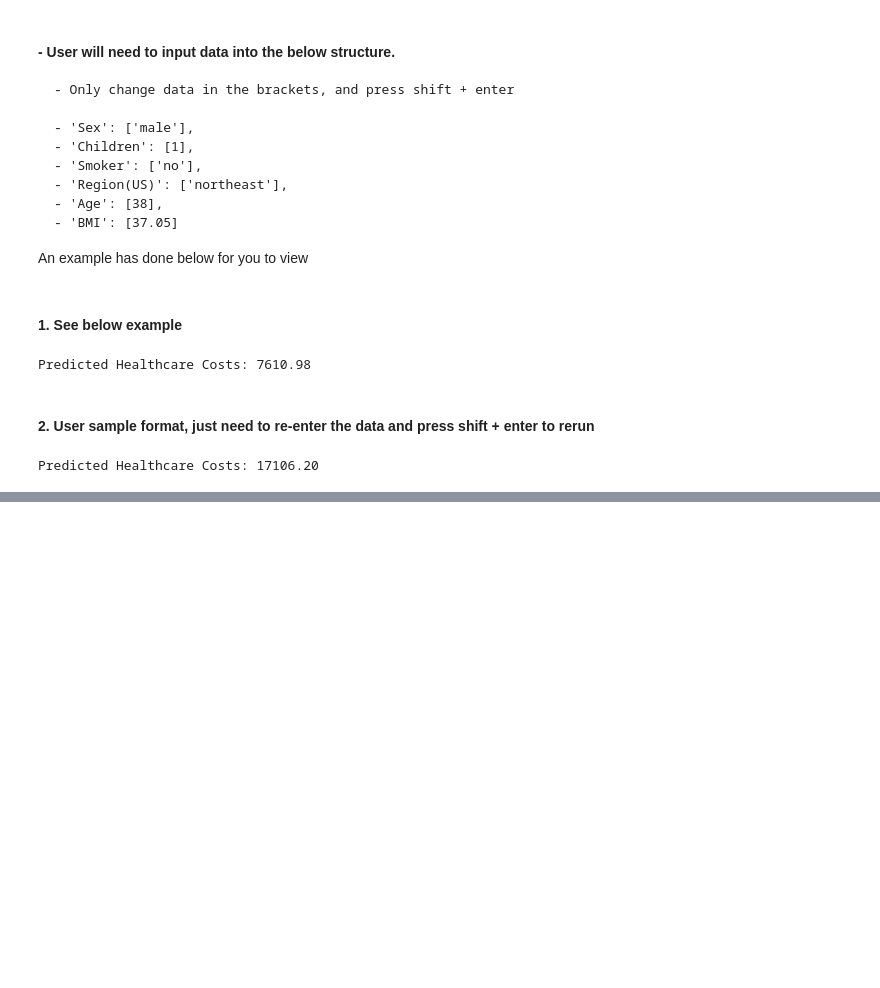
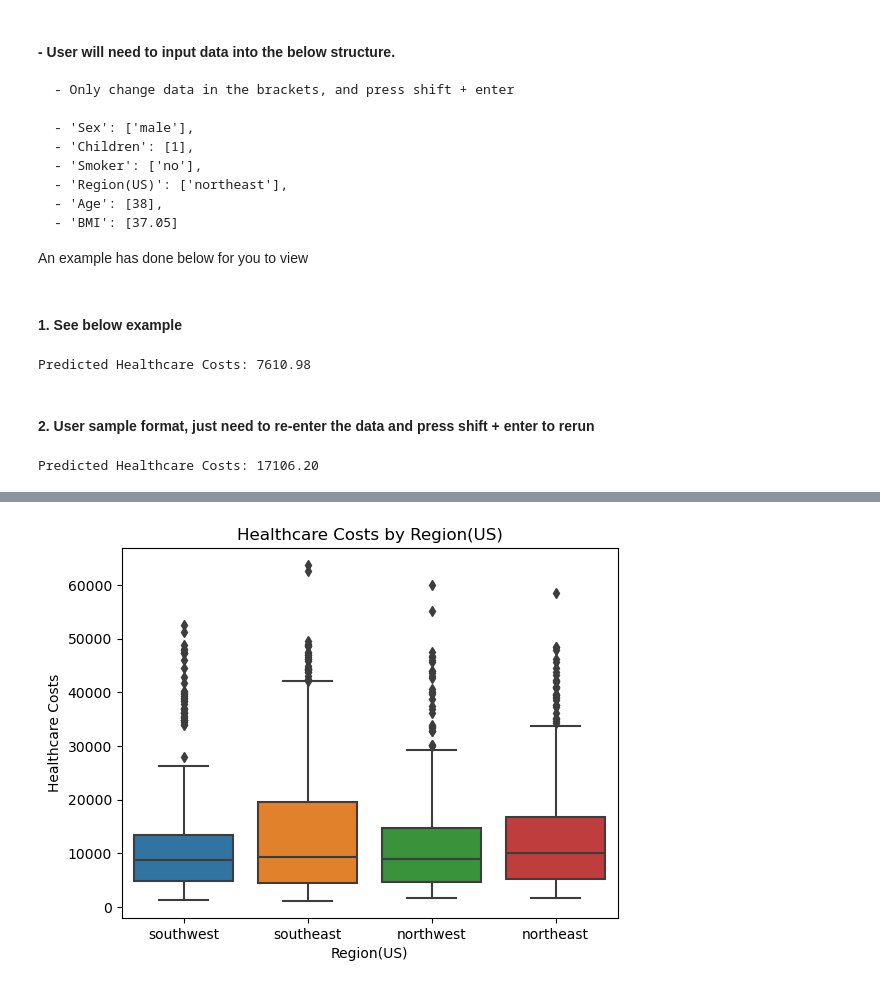
Before and after one commit to jaypowellcs/HealthcarePredictionModel, a Jupyter notebook: HealthCareCostPredictionModel.ipynb, the cells around one changed output, grey strips where cells are left out. Cells and saved outputs as stored; diff of their text form; code cells hidden in the pictures; blank space fills up the shorter version.

```diff
--- a/HealthCareCostPredictionModel.ipynb
+++ b/HealthCareCostPredictionModel.ipynb
@@ -113,0 +130,6 @@ Predicted Healthcare Costs: 17106.20
+# %%
+sns.boxplot(data=insurance_data, x='Region(US)', y='Healthcare Costs')
+plt.title('Healthcare Costs by Region(US)')
+plt.show()
+# %% [output]
+[figure, added]
```
Also changed, not shown: parts of 9 cells of this notebook, 5 other files.
